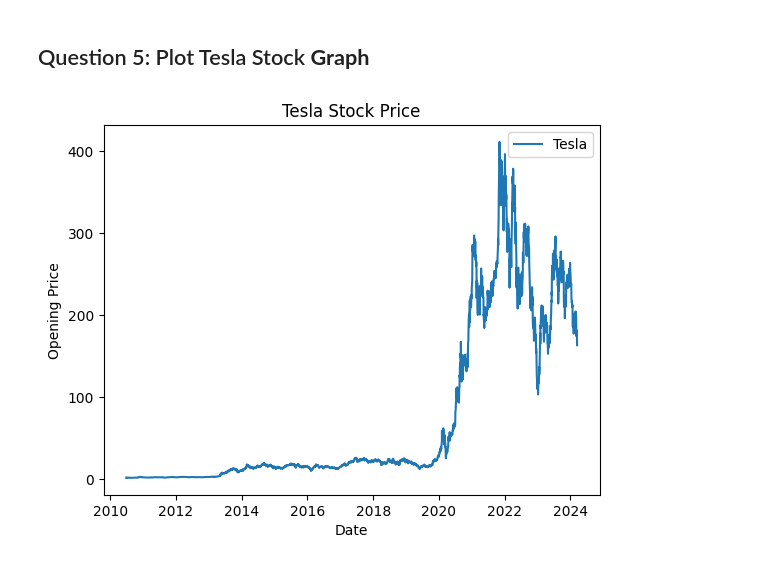
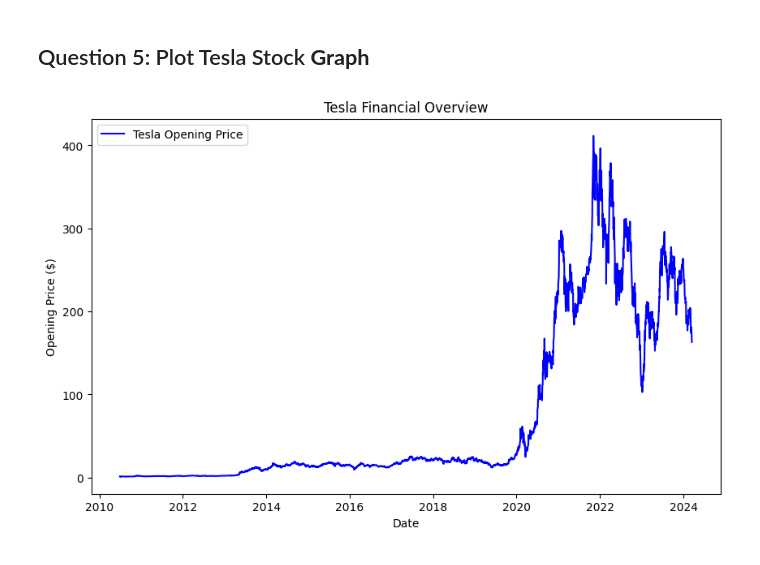
Before and after one commit to ArturoCamacho0/StockDashboard, a Jupyter notebook: Question5.ipynb, the cells around one changed output. Saved outputs shown, nothing was run; the diff lists cells and outputs as text; code cells hidden in the pictures.

Commit message:
Stock Dashboard fixed

```diff
--- a/Question5.ipynb
+++ b/Question5.ipynb
@@ -11,15 +16,20 @@ tesla_info = tesla.history(period='max')
 # %%
 tesla_info.reset_index(inplace=True)
-# %%
-def make_graph(stock_data, stock_name, title):
-  stock_data.reset_index(inplace=True)
-  plt.plot(stock_data['Date'], stock_data['Open'], label=stock_name)
-  plt.title(title)
-  plt.xlabel('Date')
-  plt.ylabel('Opening Price')
-  plt.legend()
-  plt.show()
+# %%
+def make_graph(stock_data, revenue_data=None, plot_open=True, stock_name='Stock'):
+    plt.figure(figsize=(10, 6))
+    if plot_open:
+        plt.plot(stock_data['Date'], stock_data['Open'], label=f'{stock_name} Opening Price', color='blue')
+        plt.ylabel('Opening Price ($)')
+    if revenue_data is not None:
+        plt.plot(revenue_data['Date'], revenue_data['Total Revenue'], label=f'{stock_name} Revenue', color='red')
+        plt.ylabel('Revenue ($)')
+
+    plt.title(f'{stock_name} Financial Overview')
+    plt.xlabel('Date')
+    plt.legend()
+    plt.show()
 # %%
-make_graph(tesla_info, 'Tesla', 'Tesla Stock Price')
+make_graph(tesla_info, plot_open=True, stock_name='Tesla')
 # %% [output]
-[figure, old version]
+[figure, new version]
```
Also changed, not shown: parts of 2 cells of this notebook, 3 other files.
